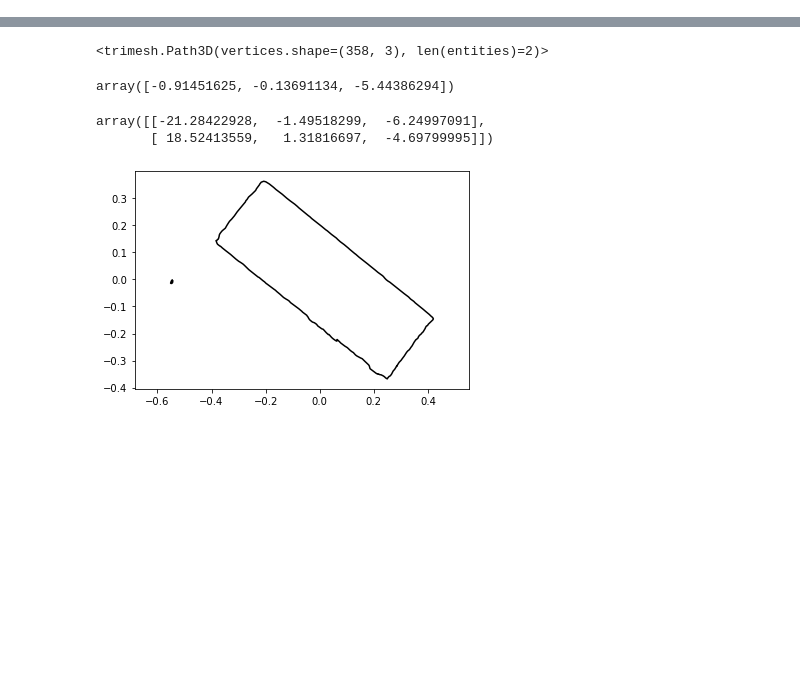
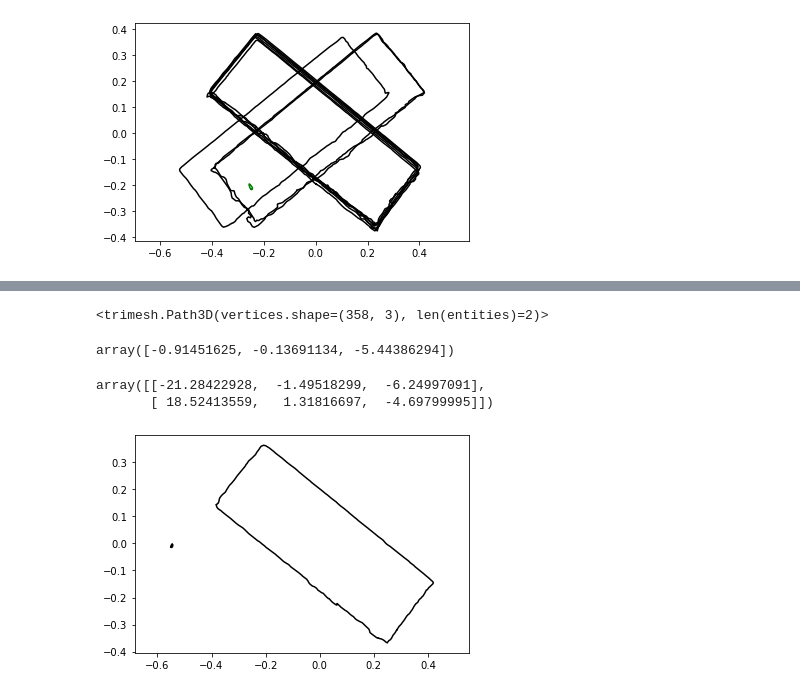
Before and after one commit to ZhekaiLi/CVProgram, a Jupyter notebook: _ZK/pythonCode/useTrimesh.ipynb, the cells around one changed output, grey strips where cells are left out. Saved outputs shown, nothing was run; the diff lists cells and outputs as text; code cells hidden in the pictures; blank space fills up the shorter version.

```diff
--- a/_ZK/pythonCode/useTrimesh.ipynb
+++ b/_ZK/pythonCode/useTrimesh.ipynb
@@ -15,3 +29,5 @@ sob.getScaleAlongSkeletonVec()
 # %%
-sob.getIntersectionsFromStep(step=1)
-sp1 = sob.getSkeletonPoints()
+nVec1 = sob.returnTangentVectorAtXi(0)
+nVec2 = sob.returnTangentVectorAtXi(0.5)
+sp1 = sob.returnSkeletonPointsInXiRange(0, 0.5)
+sp2 = sob.returnSkeletonPointsInXiRange(0.5, 1)
@@ -27,0 +47,14 @@ sp2 = sob.getNewSkeletonPoints()
+# %%
+sob_1 = SkeletonOfBeam(mesh, nVec1)
+sob_1.SkeletonPoints = sp1
+# %%
+sob_1.getNewCoordinate()
+sob_1.getProjections()
+sob_1.getSkeletonEqs()
+sob_1.getDerivativeSkeletonEqs()
+
+sob_1.getNewSkeletonPoints()
+sob_1.getNewIntersections()
+sob_1.showIntersections()
+# %% [output]
+[figure, added]
```
Also changed, not shown: parts of 25 cells of this notebook, 2 other files.
